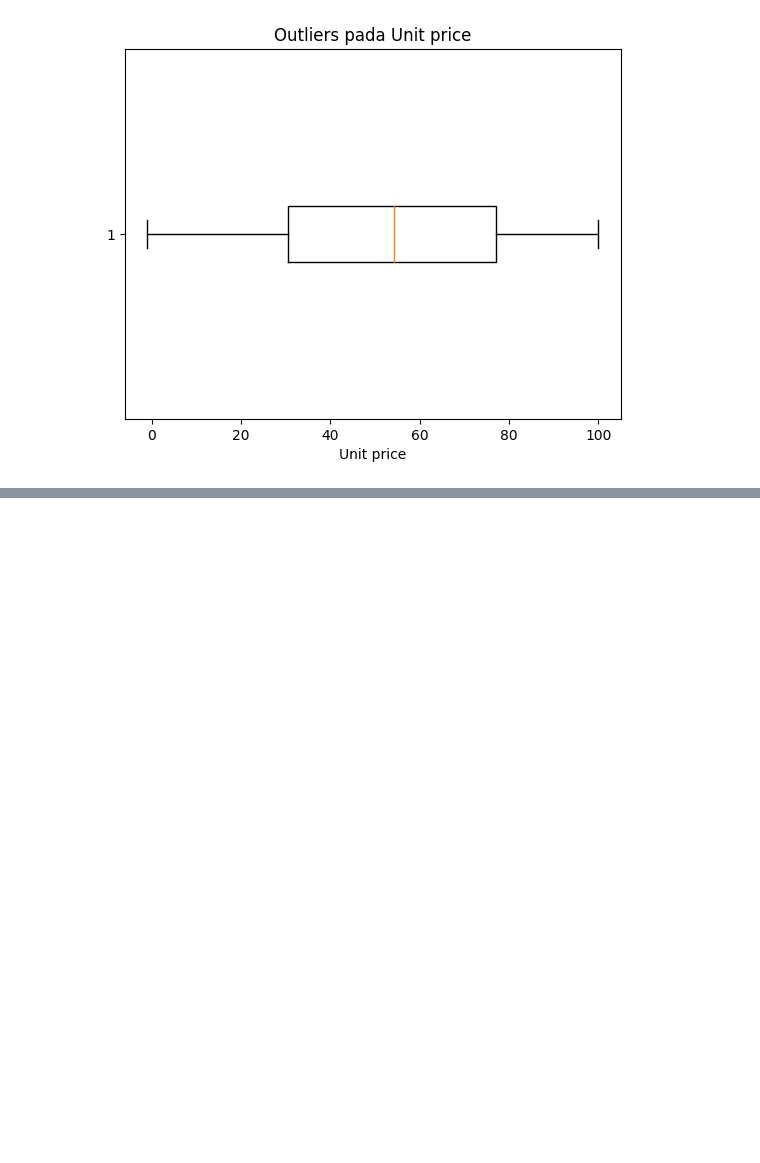
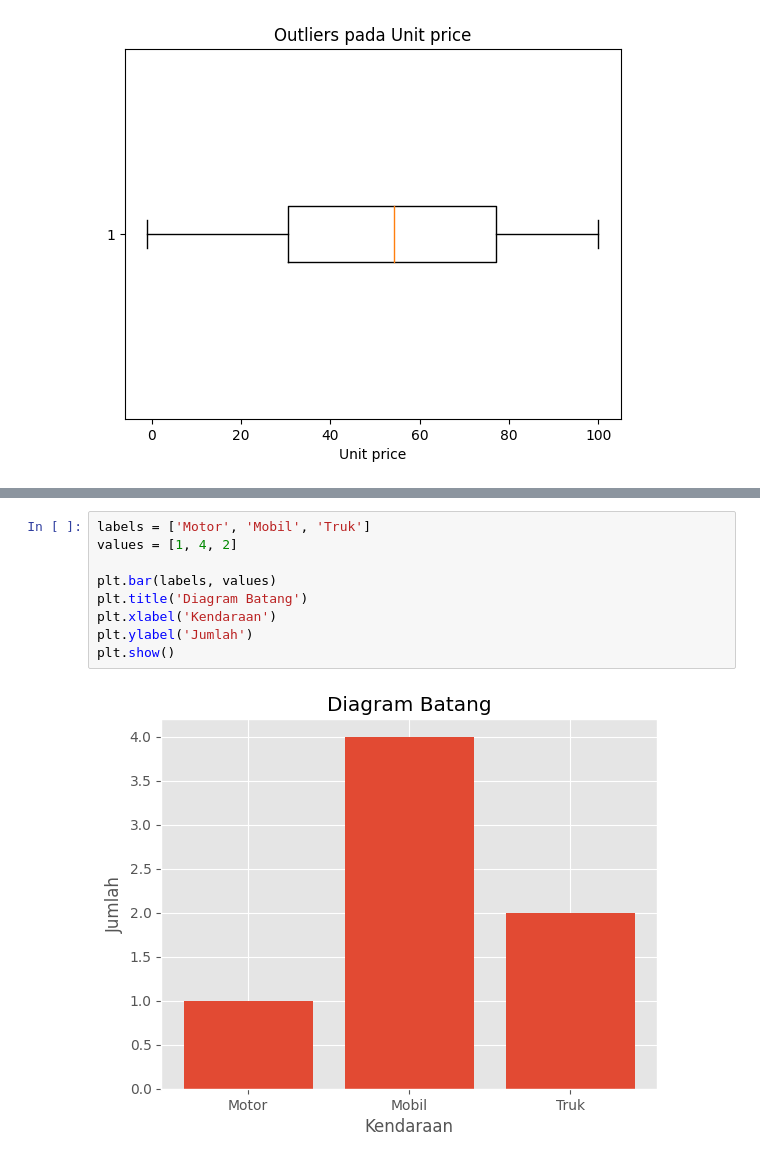
Before and after one commit to SulthanAbiyyu/mini-bootcamp-bcc-2023, a Jupyter notebook: day1.ipynb, the cells around one changed output, grey strips where cells are left out. Saved outputs shown, nothing was run; the diff lists cells and outputs as text; blank space fills up the shorter version.

```diff
--- a/day1.ipynb
+++ b/day1.ipynb
@@ -461,0 +592,11 @@ data = data.drop(["Invoice ID"], axis=1)
+# %%
+labels = ['Motor', 'Mobil', 'Truk']
+values = [1, 4, 2]
+
+plt.bar(labels, values)
+plt.title('Diagram Batang')
+plt.xlabel('Kendaraan')
+plt.ylabel('Jumlah')
+plt.show()
+# %% [output]
+[figure, added]
```
Also changed, not shown: parts of 68 cells of this notebook.
